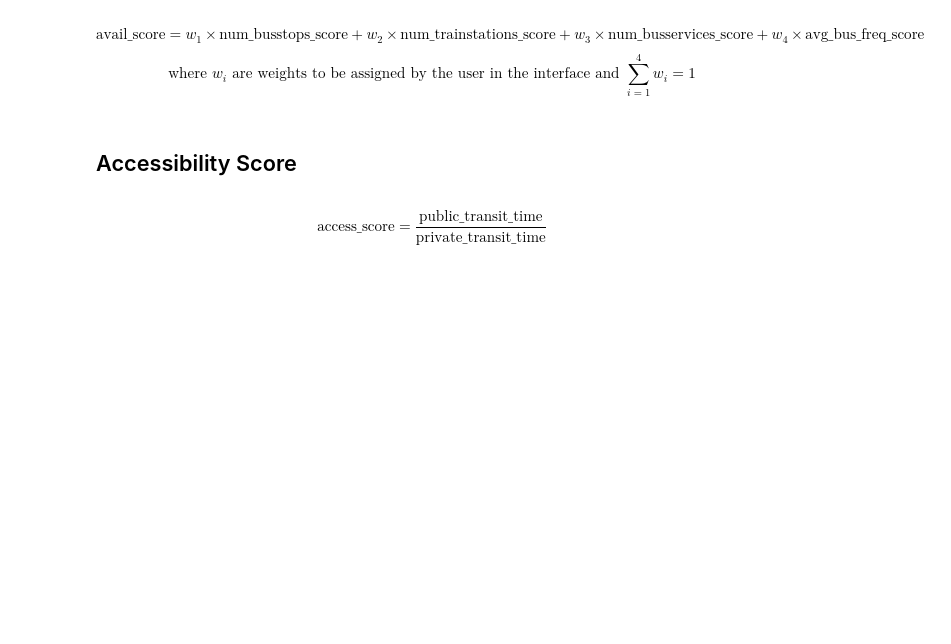
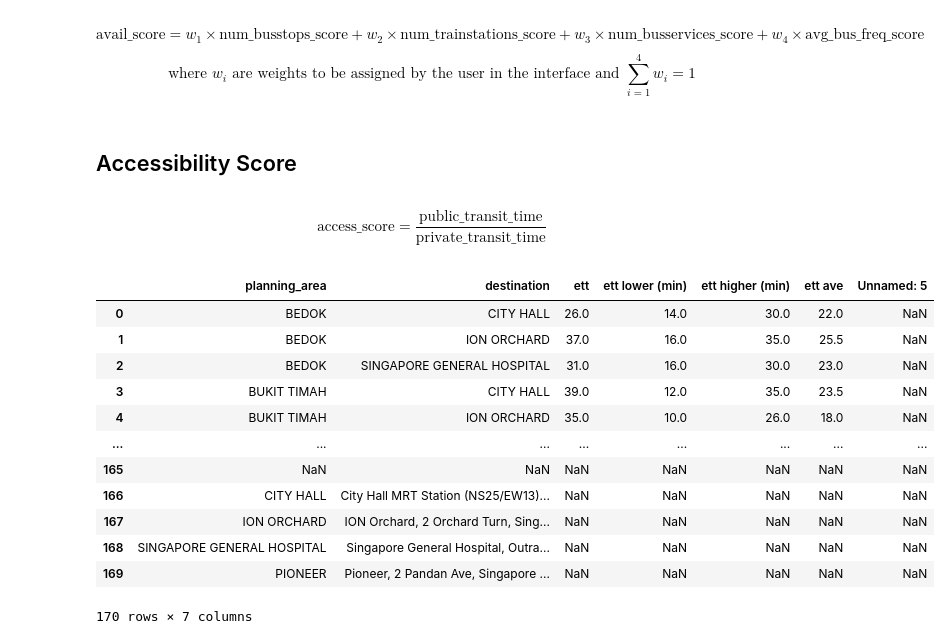
Before and after one commit to kiwi-lemongrass/DSE3101-Enhancing-Urban-Transport, a Jupyter notebook: src/backend.ipynb, the cells around one changed output. Saved outputs shown, nothing was run; the diff lists cells and outputs as text; code cells hidden in the pictures; blank space fills up the shorter version.

```diff
--- a/src/backend.ipynb
+++ b/src/backend.ipynb
@@ -334,8 +334,8 @@ trainstations = pd.read_csv('../data/trainstations_with_planningarea.csv')
 busroutes = pd.read_csv('../data/busroutes.csv')
 busservices = pd.read_csv('../data/busservices.csv')
 
-pubTransitTime = pd.read_csv('../data/public_travel_time.csv')
-priTransitTime = pd.read_csv('../data/private_travel_time.csv')
+pubTransitTime = pd.read_csv('../data/public_travel_time.csv', nrows=166)
+priTransitTime = pd.read_csv('../data/private_travel_time.csv', nrows=166)
 
 planning_area.info()
 busstops.info()
@@ -625,3 +625,20 @@ $$
 $$
 \text{access\_score} = \frac{\text{public\_transit\_time}} {\text{private\_transit\_time}}
 $$
+# %%
+accessibility = pd.merge(pubTransitTime, priTransitTime, on=['planning_area', 'destination'], how='left')
+accessibility
+# %% [output]
+|  | planning_area | destination | ett | ett lower (min) | ett higher (min) | ett ave | Unnamed: 5 |
+| 0 | BEDOK | CITY HALL | 26.0 | 14.0 | 30.0 | 22.0 | NaN |
+| 1 | BEDOK | ION ORCHARD | 37.0 | 16.0 | 35.0 | 25.5 | NaN |
+| 2 | BEDOK | SINGAPORE GENERAL HOSPITAL | 31.0 | 16.0 | 30.0 | 23.0 | NaN |
+| 3 | BUKIT TIMAH | CITY HALL | 39.0 | 12.0 | 35.0 | 23.5 | NaN |
+| 4 | BUKIT TIMAH | ION ORCHARD | 35.0 | 10.0 | 26.0 | 18.0 | NaN |
+| ... | ... | ... | ... | ... | ... | ... | ... |
+| 165 | NaN | NaN | NaN | NaN | NaN | NaN | NaN |
+| 166 | CITY HALL | City Hall MRT Station (NS25/EW13)... | NaN | NaN | NaN | NaN | NaN |
+| 167 | ION ORCHARD | ION Orchard, 2 Orchard Turn, Sing... | NaN | NaN | NaN | NaN | NaN |
+| 168 | SINGAPORE GENERAL HOSPITAL | Singapore General Hospital, Outra... | NaN | NaN | NaN | NaN | NaN |
+| 169 | PIONEER | Pioneer, 2 Pandan Ave, Singapore ... | NaN | NaN | NaN | NaN | NaN |
+170 rows × 7 columns
```
Also changed, not shown: parts of 1 cell of this notebook, 1 other file.
